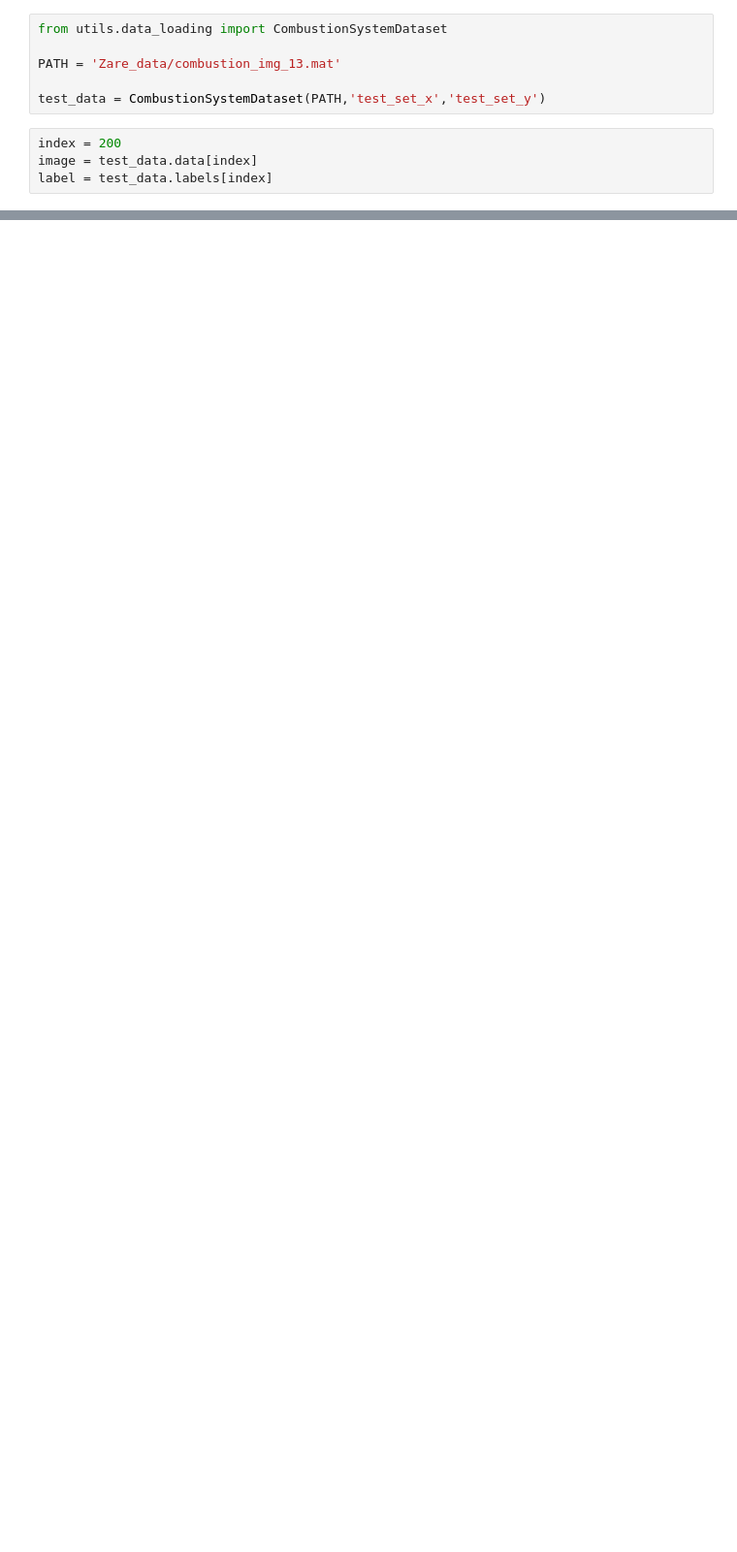
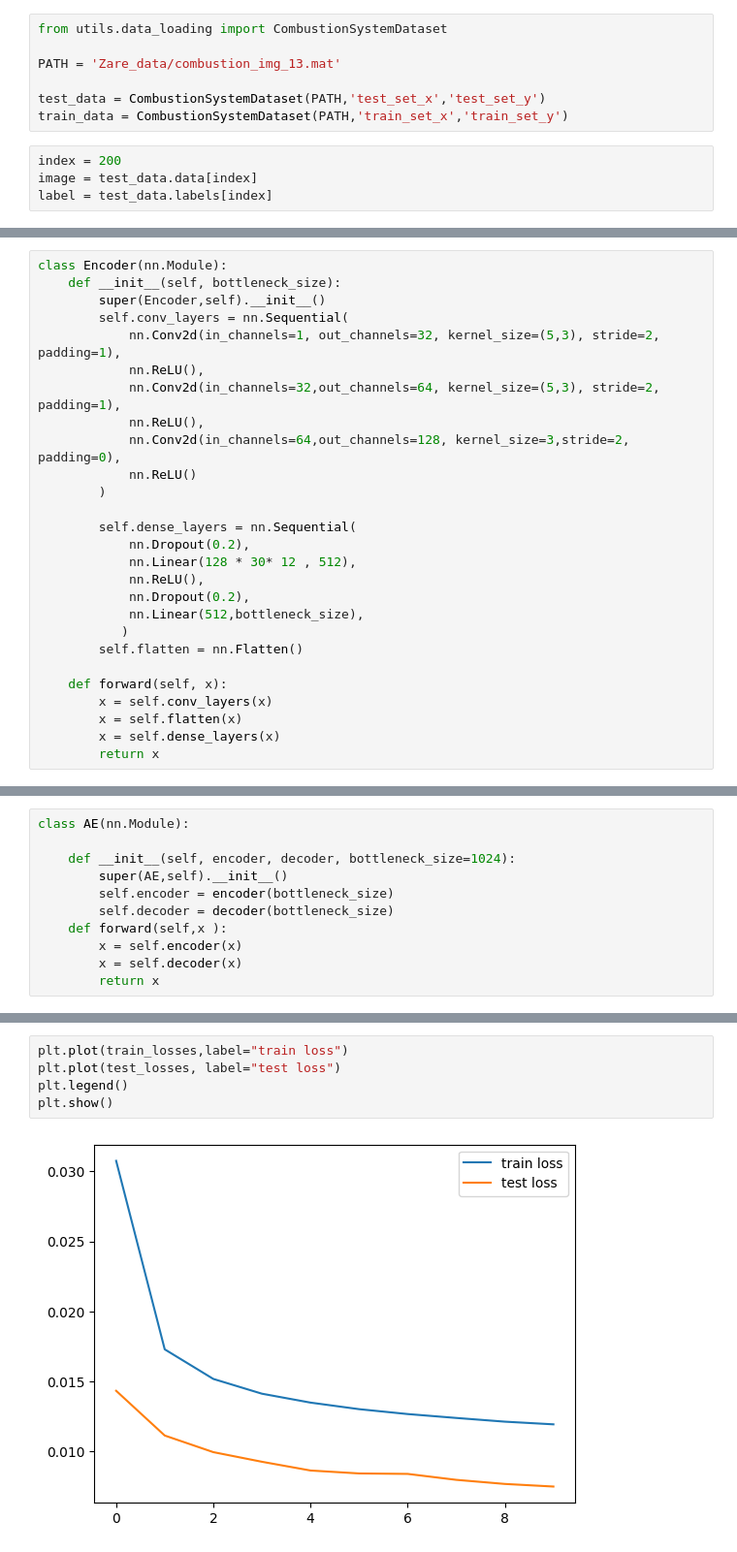
Before and after one commit to MattanTseng/ME_592_HW3, a Jupyter notebook: part2/AE.ipynb, the cells around one changed output, grey strips where cells are left out. Shown at 97% size. Drawn from its saved outputs; the diff is of its cells as text; blank space fills up the shorter version.

```diff
--- a/part2/AE.ipynb
+++ b/part2/AE.ipynb
@@ -4,6 +4,7 @@ from utils.data_loading import CombustionSystemDataset
 PATH = 'Zare_data/combustion_img_13.mat'
 
 test_data = CombustionSystemDataset(PATH,'test_set_x','test_set_y')
+train_data = CombustionSystemDataset(PATH,'train_set_x','train_set_y')
 # %%
 index = 200
 image = test_data.data[index]
@@ -91,0 +34,27 @@ ContextualVersionConflict: (Pygments 2.11.2 (c:\users\mhzar\anaconda3\envs\hw3\l
+# %%
+class Encoder(nn.Module):
+    def __init__(self, bottleneck_size):
+        super(Encoder,self).__init__()
+        self.conv_layers = nn.Sequential(
+            nn.Conv2d(in_channels=1, out_channels=32, kernel_size=(5,3), stride=2, padding=1),
+            nn.ReLU(),
+            nn.Conv2d(in_channels=32,out_channels=64, kernel_size=(5,3), stride=2, padding=1),
+            nn.ReLU(),
+            nn.Conv2d(in_channels=64,out_channels=128, kernel_size=3,stride=2, padding=0),
+            nn.ReLU()
+        )
+
+        self.dense_layers = nn.Sequential(
+            nn.Dropout(0.2),
+            nn.Linear(128 * 30* 12 , 512),
+            nn.ReLU(),
+            nn.Dropout(0.2),
+            nn.Linear(512,bottleneck_size),
+           )
+        self.flatten = nn.Flatten()
+
+    def forward(self, x):
+        x = self.conv_layers(x)
+        x = self.flatten(x)
+        x = self.dense_layers(x)
+        return x
@@ -91,0 +93,11 @@ ContextualVersionConflict: (Pygments 2.11.2 (c:\users\mhzar\anaconda3\envs\hw3\l
+# %%
+class AE(nn.Module):
+
+    def __init__(self, encoder, decoder, bottleneck_size=1024):
+        super(AE,self).__init__()
+        self.encoder = encoder(bottleneck_size)
+        self.decoder = decoder(bottleneck_size)
+    def forward(self,x ):
+        x = self.encoder(x)
+        x = self.decoder(x)
+        return x
@@ -91,0 +149,7 @@ ContextualVersionConflict: (Pygments 2.11.2 (c:\users\mhzar\anaconda3\envs\hw3\l
+# %%
+plt.plot(train_losses,label="train loss")
+plt.plot(test_losses, label="test loss")
+plt.legend()
+plt.show()
+# %% [output]
+[figure, added]
```
Also changed, not shown: parts of 10 cells of this notebook, 1 other file.
